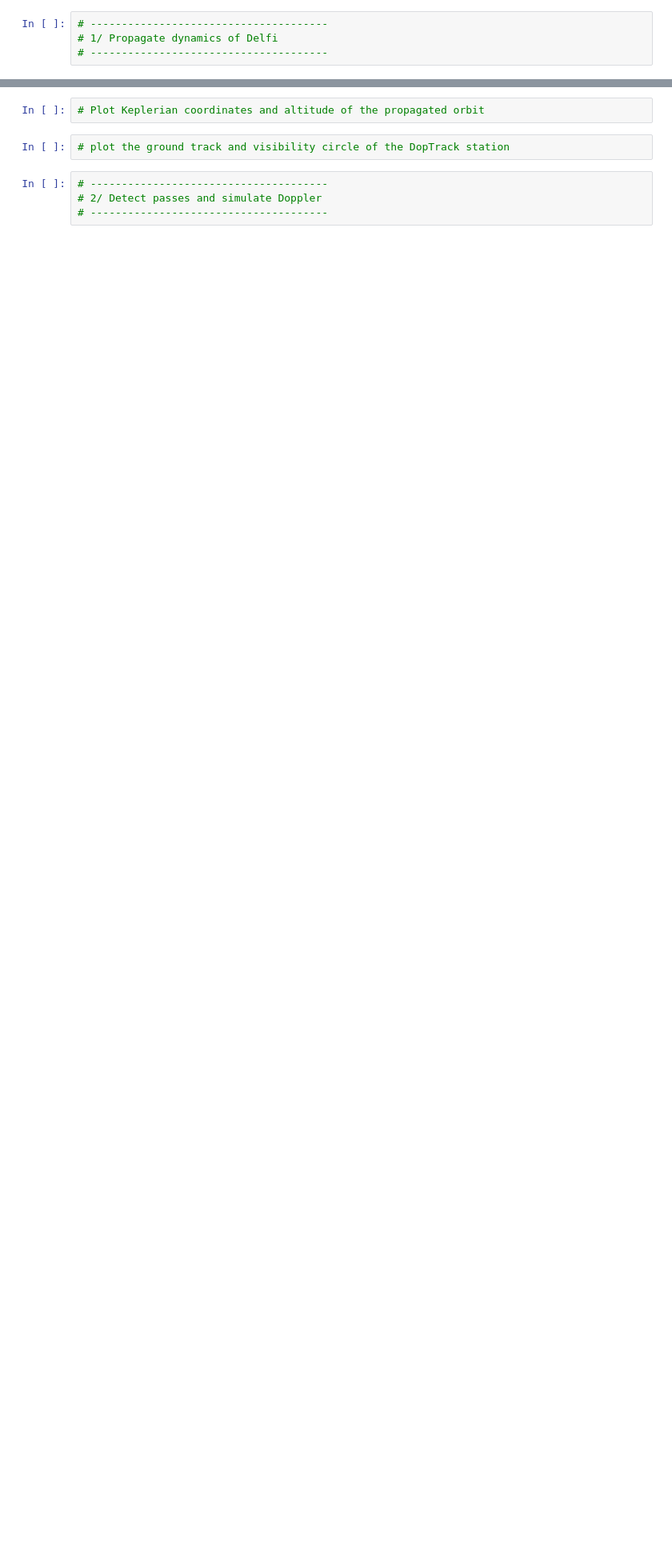
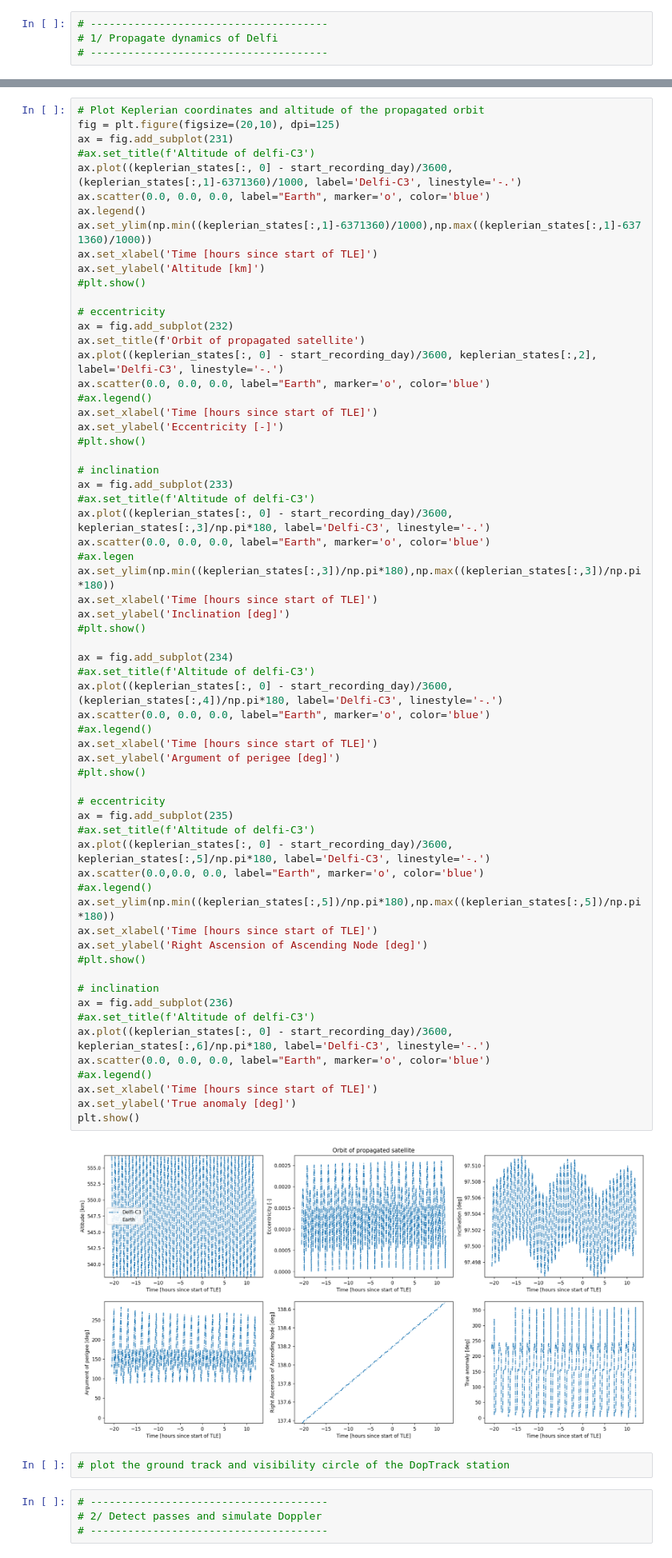
Before and after one commit to DopTrack/estimate, a Jupyter notebook: Assignment1.ipynb, the cells around one changed output, grey strips where cells are left out. Shown at 80% size. Drawn from its saved outputs; the diff is of its cells as text; blank space fills up the shorter version.

```diff
--- a/Assignment1.ipynb
+++ b/Assignment1.ipynb
@@ -137,5 +137,68 @@ DEPENDENT VARIABLE VECTOR CONTENTS:
 # %%
 # Plot Keplerian coordinates and altitude of the propagated orbit
+fig = plt.figure(figsize=(20,10), dpi=125)
+ax = fig.add_subplot(231)
+#ax.set_title(f'Altitude of delfi-C3')
+ax.plot((keplerian_states[:, 0] - start_recording_day)/3600, (keplerian_states[:,1]-6371360)/1000, label='Delfi-C3', linestyle='-.')
+ax.scatter(0.0, 0.0, 0.0, label="Earth", marker='o', color='blue')
+ax.legend()
+ax.set_ylim(np.min((keplerian_states[:,1]-6371360)/1000),np.max((keplerian_states[:,1]-6371360)/1000))
+ax.set_xlabel('Time [hours since start of TLE]')
+ax.set_ylabel('Altitude [km]')
+#plt.show()
+
+# eccentricity
+ax = fig.add_subplot(232)
+ax.set_title(f'Orbit of propagated satellite')
+ax.plot((keplerian_states[:, 0] - start_recording_day)/3600, keplerian_states[:,2], label='Delfi-C3', linestyle='-.')
+ax.scatter(0.0, 0.0, 0.0, label="Earth", marker='o', color='blue')
+#ax.legend()
+ax.set_xlabel('Time [hours since start of TLE]')
+ax.set_ylabel('Eccentricity [-]')
+#plt.show()
+
+# inclination
+ax = fig.add_subplot(233)
+#ax.set_title(f'Altitude of delfi-C3')
+ax.plot((keplerian_states[:, 0] - start_recording_day)/3600, keplerian_states[:,3]/np.pi*180, label='Delfi-C3', linestyle='-.')
+ax.scatter(0.0, 0.0, 0.0, label="Earth", marker='o', color='blue')
+#ax.legen
+ax.set_ylim(np.min((keplerian_states[:,3])/np.pi*180),np.max((keplerian_states[:,3])/np.pi*180))
+ax.set_xlabel('Time [hours since start of TLE]')
+ax.set_ylabel('Inclination [deg]')
+#plt.show()
+
+ax = fig.add_subplot(234)
+#ax.set_title(f'Altitude of delfi-C3')
+ax.plot((keplerian_states[:, 0] - start_recording_day)/3600, (keplerian_states[:,4])/np.pi*180, label='Delfi-C3', linestyle='-.')
+ax.scatter(0.0, 0.0, 0.0, label="Earth", marker='o', color='blue')
+#ax.legend()
+ax.set_xlabel('Time [hours since start of TLE]')
+ax.set_ylabel('Argument of perigee [deg]')
+#plt.show()
+
+# eccentricity
+ax = fig.add_subplot(235)
+#ax.set_title(f'Altitude of delfi-C3')
+ax.plot((keplerian_states[:, 0] - start_recording_day)/3600, keplerian_states[:,5]/np.pi*180, label='Delfi-C3', linestyle='-.')
+ax.scatter(0.0,0.0, 0.0, label="Earth", marker='o', color='blue')
+#ax.legend()
+ax.set_ylim(np.min((keplerian_states[:,5])/np.pi*180),np.max((keplerian_states[:,5])/np.pi*180))
+ax.set_xlabel('Time [hours since start of TLE]')
+ax.set_ylabel('Right Ascension of Ascending Node [deg]')
+#plt.show()
+
+# inclination
+ax = fig.add_subplot(236)
+#ax.set_title(f'Altitude of delfi-C3')
+ax.plot((keplerian_states[:, 0] - start_recording_day)/3600, keplerian_states[:,6]/np.pi*180, label='Delfi-C3', linestyle='-.')
+ax.scatter(0.0, 0.0, 0.0, label="Earth", marker='o', color='blue')
+#ax.legend()
+ax.set_xlabel('Time [hours since start of TLE]')
+ax.set_ylabel('True anomaly [deg]')
+plt.show()
+# %% [output]
+[figure, added]
 # %%
 # plot the ground track and visibility circle of the DopTrack station
 # %%
```
Also changed, not shown: parts of 3 cells of this notebook.
